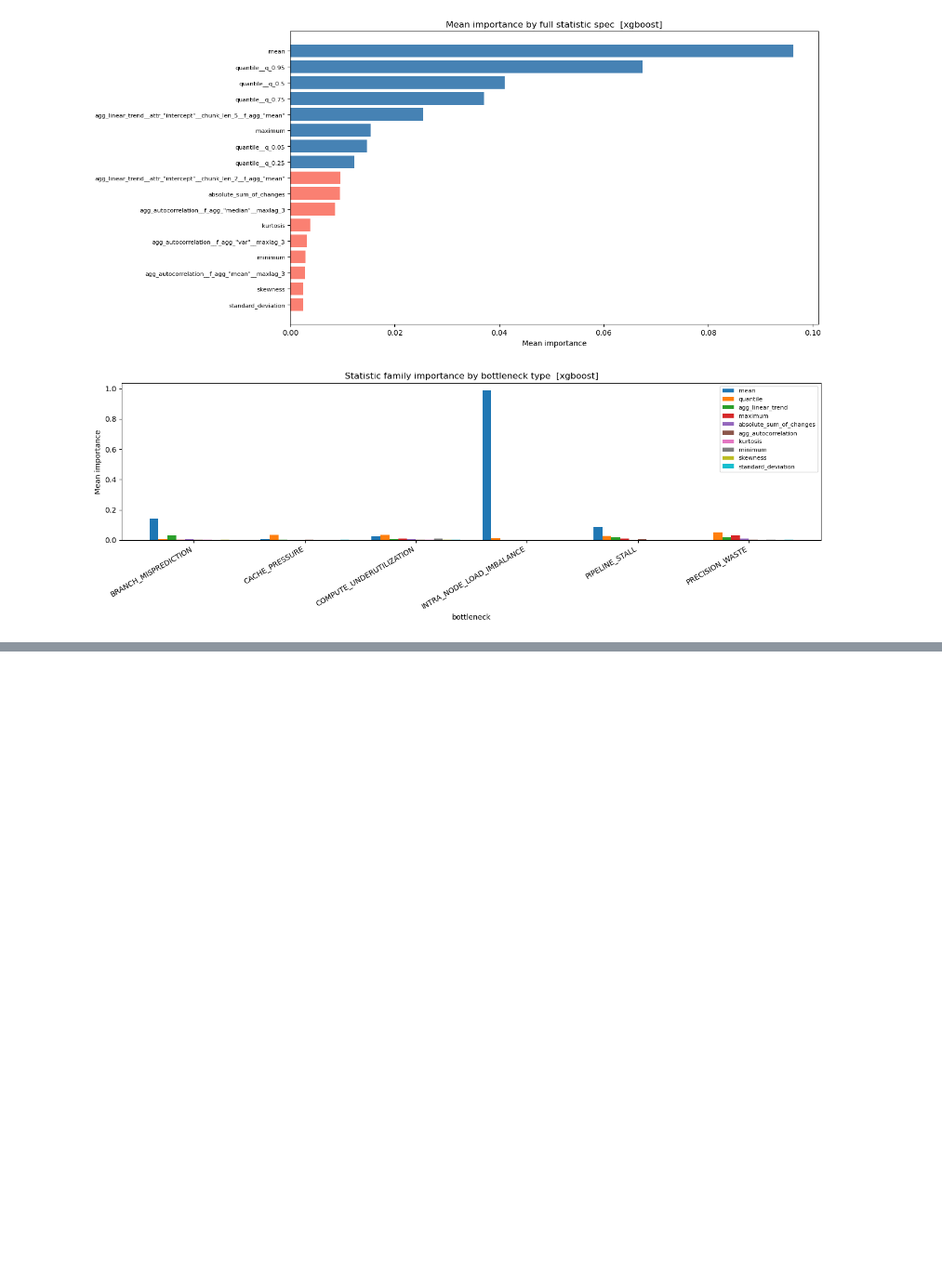
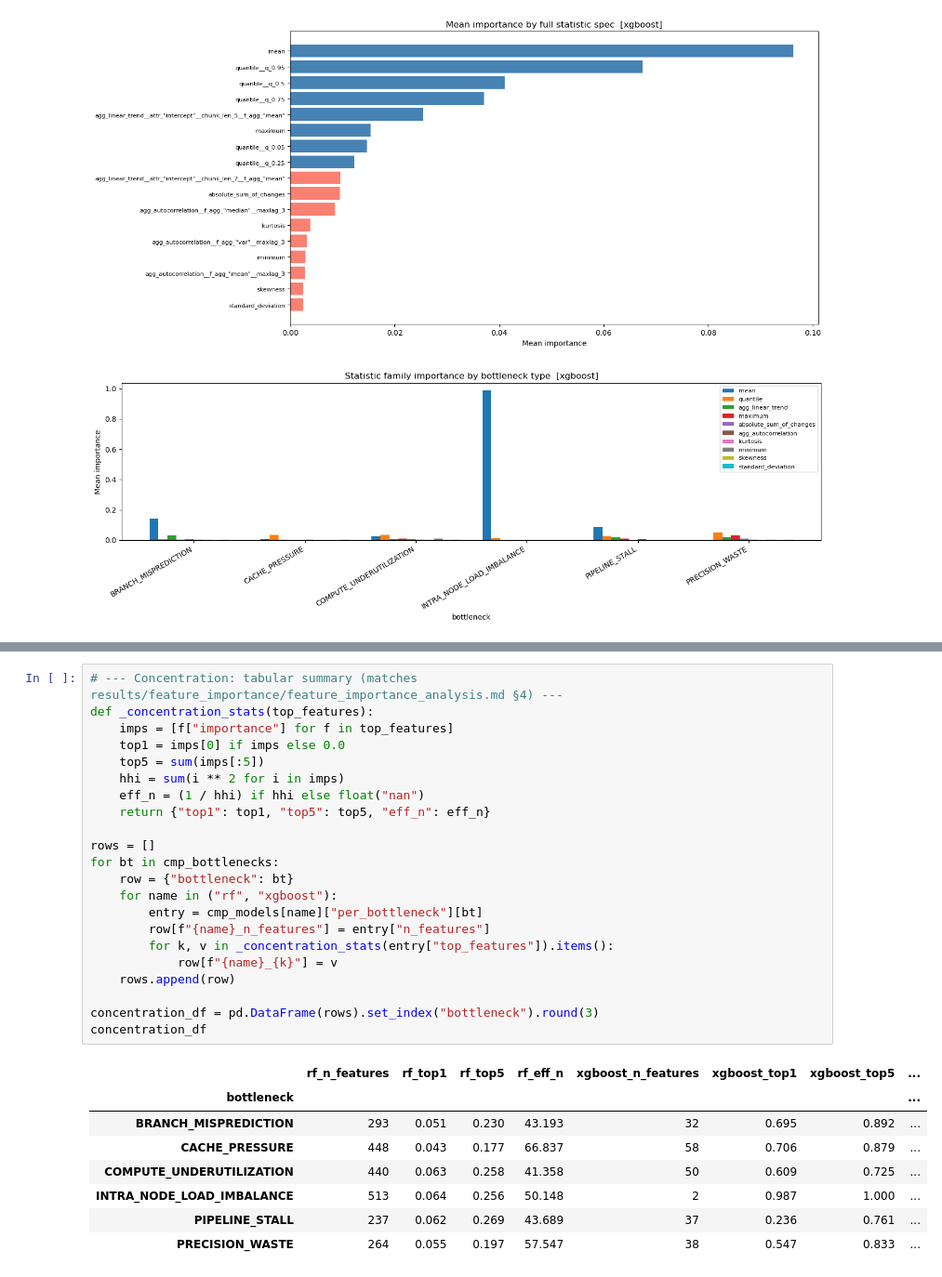
Before and after one commit to Crippius/hpc-bottleneck-detector, a Jupyter notebook: notebooks/feature_importance_analysis.ipynb, the cells around one changed output, grey strips where cells are left out. Shown at 93% size. Drawn from its saved outputs; the diff is of its cells as text; blank space fills up the shorter version.

```diff
--- a/notebooks/feature_importance_analysis.ipynb
+++ b/notebooks/feature_importance_analysis.ipynb
@@ -297,0 +430,31 @@ Saved: /home/crippius/uni/master-thesis/hpc-bottleneck-detector/results/xgboost_
+# %%
+# --- Concentration: tabular summary (matches results/feature_importance/feature_importance_analysis.md §4) ---
+def _concentration_stats(top_features):
+    imps = [f["importance"] for f in top_features]
+    top1 = imps[0] if imps else 0.0
+    top5 = sum(imps[:5])
+    hhi = sum(i ** 2 for i in imps)
+    eff_n = (1 / hhi) if hhi else float("nan")
+    return {"top1": top1, "top5": top5, "eff_n": eff_n}
+
+rows = []
+for bt in cmp_bottlenecks:
+    row = {"bottleneck": bt}
+    for name in ("rf", "xgboost"):
+        entry = cmp_models[name]["per_bottleneck"][bt]
+        row[f"{name}_n_features"] = entry["n_features"]
+        for k, v in _concentration_stats(entry["top_features"]).items():
+            row[f"{name}_{k}"] = v
+    rows.append(row)
+
+concentration_df = pd.DataFrame(rows).set_index("bottleneck").round(3)
+concentration_df
+# %% [output]
+|  | rf_n_features | rf_top1 | rf_top5 | rf_eff_n | xgboost_n_features | xgboost_top1 | xgboost_top5 | ... |
+| bottleneck |  |  |  |  |  |  |  | ... |
+| BRANCH_MISPREDICTION | 293 | 0.051 | 0.230 | 43.193 | 32 | 0.695 | 0.892 | ... |
+| CACHE_PRESSURE | 448 | 0.043 | 0.177 | 66.837 | 58 | 0.706 | 0.879 | ... |
+| COMPUTE_UNDERUTILIZATION | 440 | 0.063 | 0.258 | 41.358 | 50 | 0.609 | 0.725 | ... |
+| INTRA_NODE_LOAD_IMBALANCE | 513 | 0.064 | 0.256 | 50.148 | 2 | 0.987 | 1.000 | ... |
+| PIPELINE_STALL | 237 | 0.062 | 0.269 | 43.689 | 37 | 0.236 | 0.761 | ... |
+| PRECISION_WASTE | 264 | 0.055 | 0.197 | 57.547 | 38 | 0.547 | 0.833 | ... |
```
Also changed, not shown: parts of 9 cells of this notebook, 6 other files.
